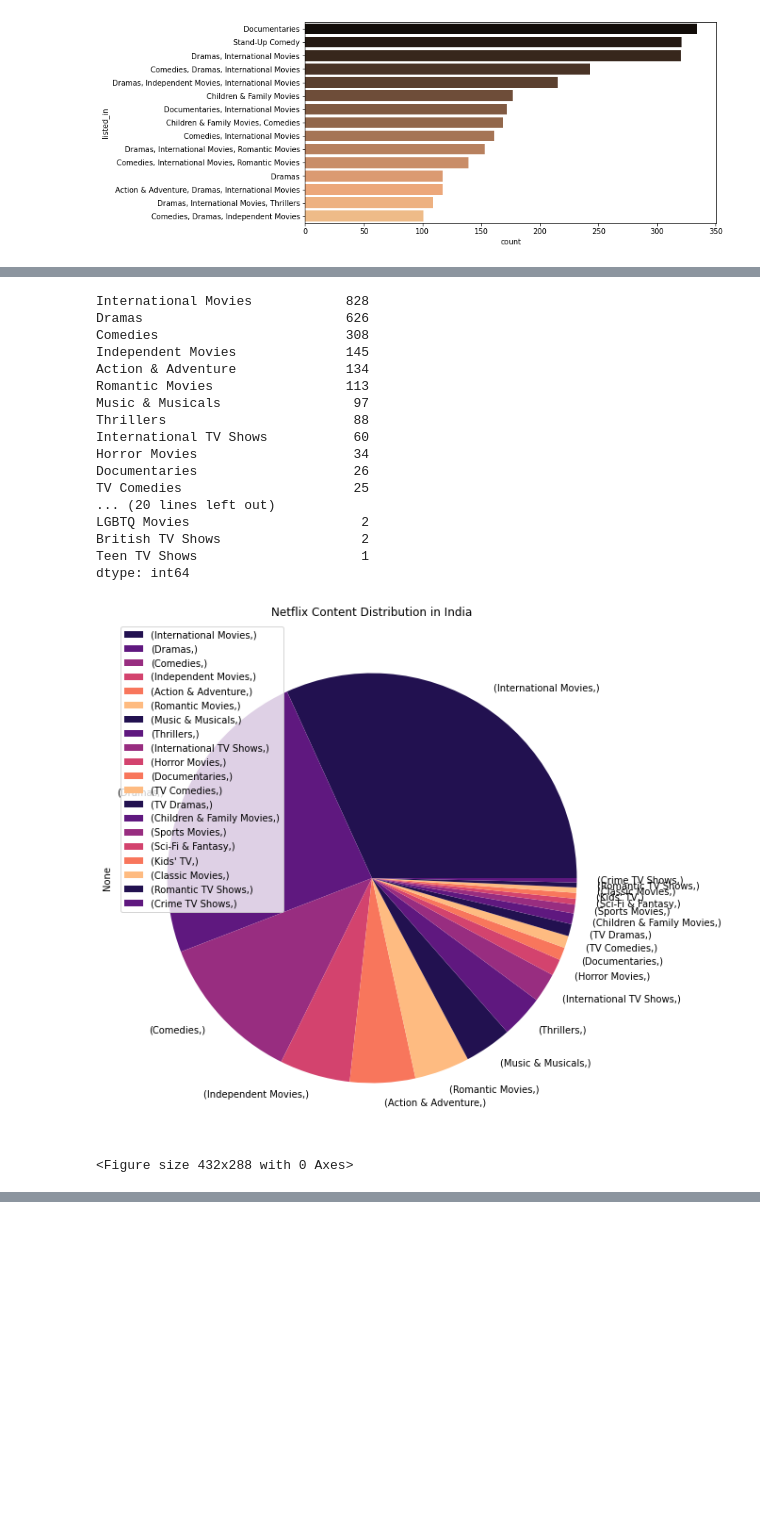
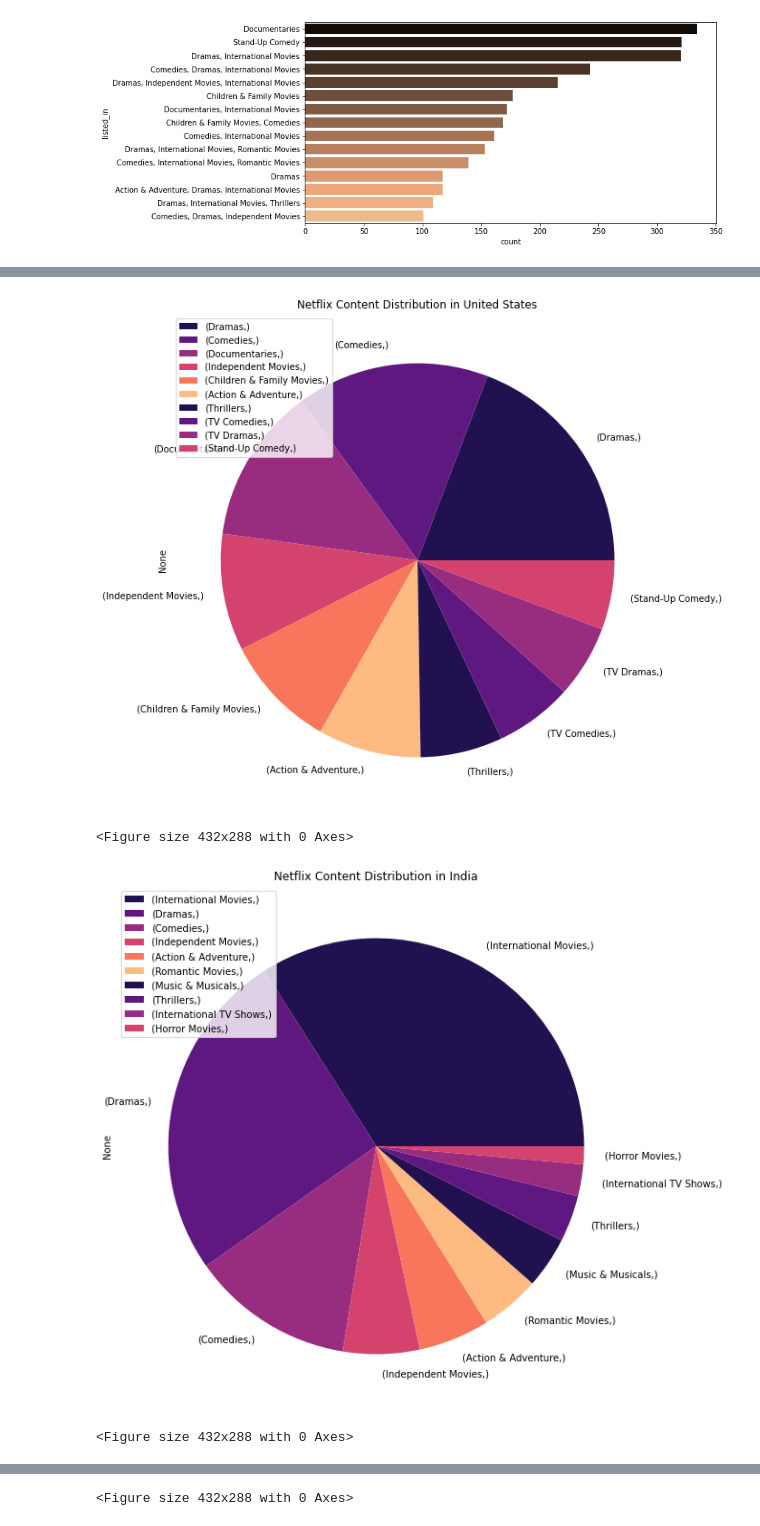
Before and after one commit to NayanaPradeep/Netflix-Movies-and-TV-Shows-Clustering, a Jupyter notebook: NETFLIX_MOVIES_AND_TV_SHOWS_CLUSTERING.ipynb, the cells around one changed output, grey strips where cells are left out. Cells and saved outputs as stored; diff of their text form; code cells hidden in the pictures; blank space fills up the shorter version.

```diff
--- a/NETFLIX_MOVIES_AND_TV_SHOWS_CLUSTERING.ipynb
+++ b/NETFLIX_MOVIES_AND_TV_SHOWS_CLUSTERING.ipynb
@@ -716,33 +716,19 @@ def genres_by_country(c):
 
 
     return genres_list
-# %%
-india_netflix = pd.DataFrame(genres_by_country('India')).value_counts()
-india_netflix
-# %% [output]
-International Movies            828
-Dramas                          626
-Comedies                        308
-Independent Movies              145
-Action & Adventure              134
-Romantic Movies                 113
-Music & Musicals                 97
-Thrillers                        88
-International TV Shows           60
-Horror Movies                    34
-Documentaries                    26
-TV Comedies                      25
-... (20 lines left out)
-LGBTQ Movies                      2
-British TV Shows                  2
-Teen TV Shows                     1
-dtype: int64
+# %%
+top_countries_netflix = country_count["country"][:5]
 # %%
-plt.figure(figsize = (20, 10))
-india_netflix.nlargest(20).plot.pie(title="Netflix Content Distribution in India")
-plt.legend(loc='upper left', fontsize=10)
-plt.show()
-plt.tight_layout()
+for i in range(len(top_countries_netflix)):
+  name_country = top_countries_netflix [i]
+  new_df = pd.DataFrame(genres_by_country(name_country)).value_counts()
+  plt.figure(figsize = (20, 10))
+  new_df.nlargest(10).plot.pie(title="Netflix Content Distribution in "+name_country)
+  plt.legend(loc='upper left', fontsize=10)
+  plt.show()
+  plt.tight_layout()
 # %% [output]
-[figure, old version]
+[figure, new version]
 <Figure size 432x288 with 0 Axes>
+[figure, added]
+<Figure size 432x288 with 0 Axes>
@@ -748,0 +736 @@ plt.tight_layout()
+<Figure size 432x288 with 0 Axes>
```
Also changed, not shown: parts of 23 cells of this notebook.
